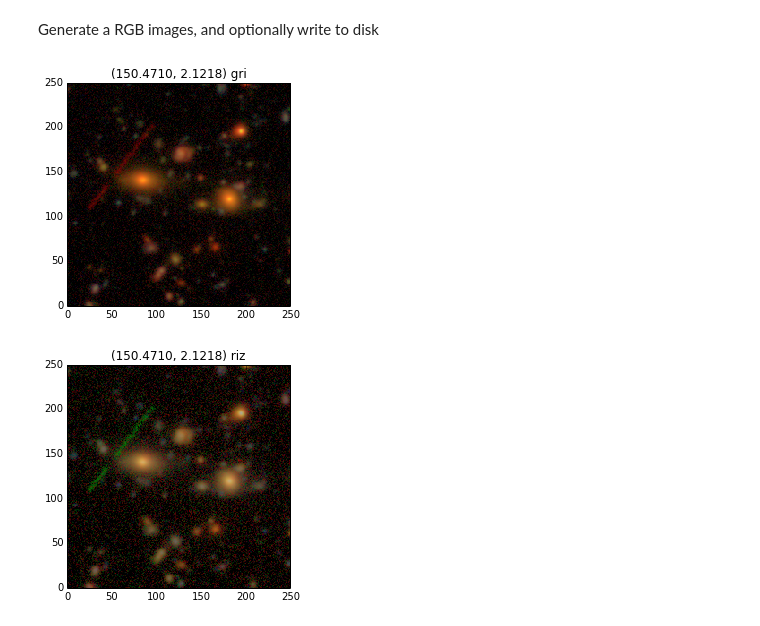
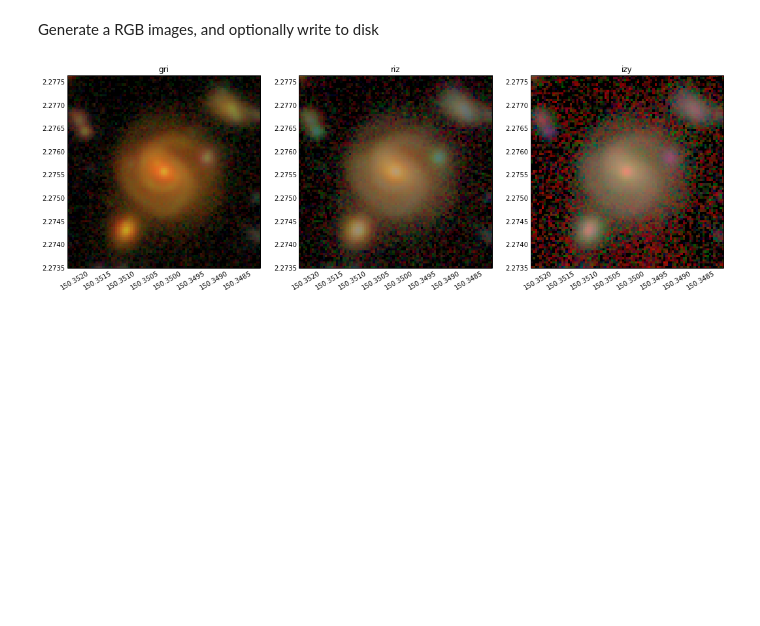
Before and after one commit to RobertLuptonTheGood/notebooks, a Jupyter notebook: Colour Images-v4.ipynb, the cells around one changed output. Saved outputs shown, nothing was run; the diff lists cells and outputs as text; code cells hidden in the pictures; blank space fills up the shorter version.

Commit message:
Improved layout and axis labels; handle patch edges better

```diff
--- a/Colour Images-v4.ipynb
+++ b/Colour Images-v4.ipynb
@@ -12,7 +12,7 @@ import lsst.afw.image as afwImage
 # %%
 import os
 butler = dafPersist.Butler(os.path.join(os.environ["SUPRIME_DATA_DIR"],
-                                        "rerun", "hsc-1193/20150410"))
+                                        "rerun", "hsc-1248/20150513"))
 skymap = butler.get("deepCoadd_skyMap")
 # %% [markdown]
 Select the object we want to make a Pretty Picture of
@@ -21,8 +21,10 @@ if False:
     ra, dec = 150.5197, 2.26207
 elif False:
     ra, dec = 150.5255, 2.2578
+elif False:
+    ra, dec = 150.4710, 2.1218
 else:
-    ra, dec = 150.4710, 2.1218
+    ra, dec = 150.35042, +2.27557
 
 raDec = afwCoord.Coord(ra*afwGeom.degrees, dec*afwGeom.degrees)
 
@@ -34,9 +36,13 @@ For coadds the WCS is the same in all bands, but the code handles the general ca
 
 Start by finding the tract and patch
 # %%
-tractInfo, patchInfo = skymap.findTractPatchList([raDec])[0]
-tract = tractInfo.getId()
-patch = "%d,%d" % patchInfo[0].getIndex()
+tracts = {}
+for tractInfo, patchInfo in skymap.findTractPatchList([raDec]):
+    tid = tractInfo.getId()
+    tracts[tid] = []
+
+    for pi in patchInfo:
+        tracts[tid].append("%d,%d" % pi.getIndex())
 # %% [markdown]
 Then we can read the desired pixels
 
@@ -65,27 +76,51 @@ for f in filters:
 # %% [markdown]
 Generate a RGB images, and optionally write to disk
 # %%
-rgbFileFmt = "foo-%s.png" if False else None
+plotRaDec = True
+
+rgbFileFmt = "foo-%s.png" if True else None
 min = -0.0
 max = 0.4
 Q = 12
 
-for bands in ["gri", "riz",]:  # "izy"
+fig, axes = plt.subplots(ncols=3, figsize=(18, 18))
+
+bbox = images[R].getBBox(afwImage.PARENT)
+if plotRaDec:
+    raDec0 = [_.asDegrees() for _ in wcs.pixelToSky(*bbox.getBegin())]
+    raDec1 = [_.asDegrees() for _ in wcs.pixelToSky(*bbox.getEnd())]
+
+for i, bands in enumerate(["gri", "riz", "izy"]):
     B, G, R = bands
     if True:
-        rgb = afwRgb.makeRGB(images[R].getImage(), images[G].getImage(), images[B].getImage(), min, max - min, Q)
+        rgb = afwRgb.makeRGB(images[R].getImage(), images[G].getImage(), images[B].getImage(),
+                             min, max - min, Q)
     else:
         #afwRgb.replaceSaturatedPixels(images[R], images[G], images[B], 1, 1e4)
 
         ims = images[R].getImage(), images[G].getImage(), images[B].getImage()
         rgb = afwRgb.AsinhZScaleMapping(ims, Q=12).makeRgbImage(*ims) #, xSize=1000)
 
     plt = afwRgb.displayRGB(rgb, show=False)
-    plt.title("(%.4f, %.4f) %s" % (ra, dec, bands))
-    plt.show()
+    if plotRaDec:
+        title = bands
+    else:
+        title = "(%.4f, %.4f) %s" % (ra, dec, bands)
+    axes[i].set_title(title)
 
-    if rgbFileFmt:
-        afwRgb.writeRGB(rgbFileFmt % bands, rgb)
+    if plotRaDec:
+        extent = (raDec0[0], raDec1[0], raDec0[1], raDec1[1])
+        formatter = plt.matplotlib.ticker.ScalarFormatter(useOffset=False)
+        axes[i].xaxis.set_major_formatter(formatter)
+        axes[i].yaxis.set_major_formatter(formatter)
+
+        plt.setp(axes[i].get_xticklabels(), rotation=30, horizontalalignment='right')
+    else:
+        extent=(bbox.getBeginX(), bbox.getEndX(), bbox.getBeginY(), bbox.getEndY())
+
+    axes[i].imshow(rgb, interpolation='nearest', origin="lower",
+                   aspect='equal', extent=extent)
+
+plt.savefig("foo.png", bbox_inches='tight')
 # %% [output]
-[figure, old version]
+[figure, new version]
-[figure, removed]
```
Also changed, not shown: parts of 1 cell of this notebook.
